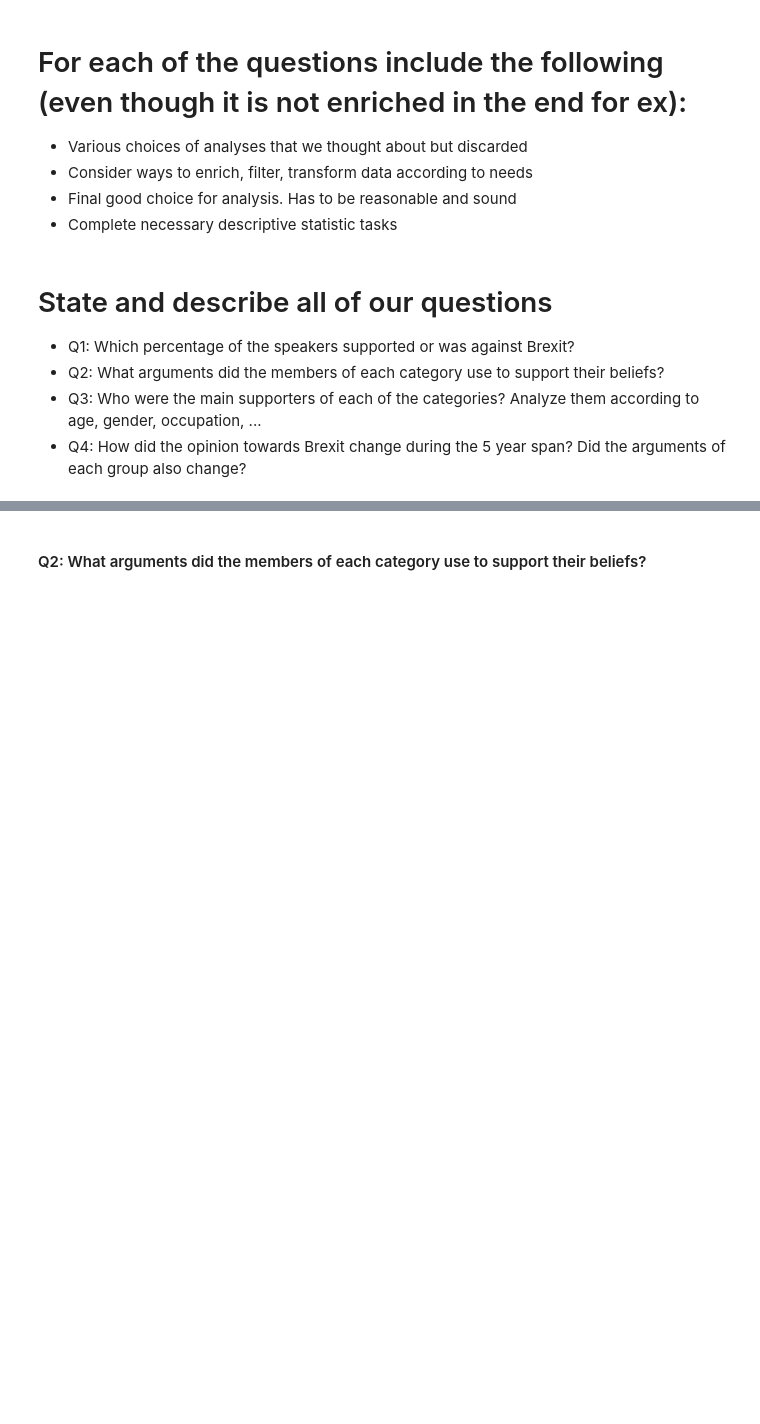
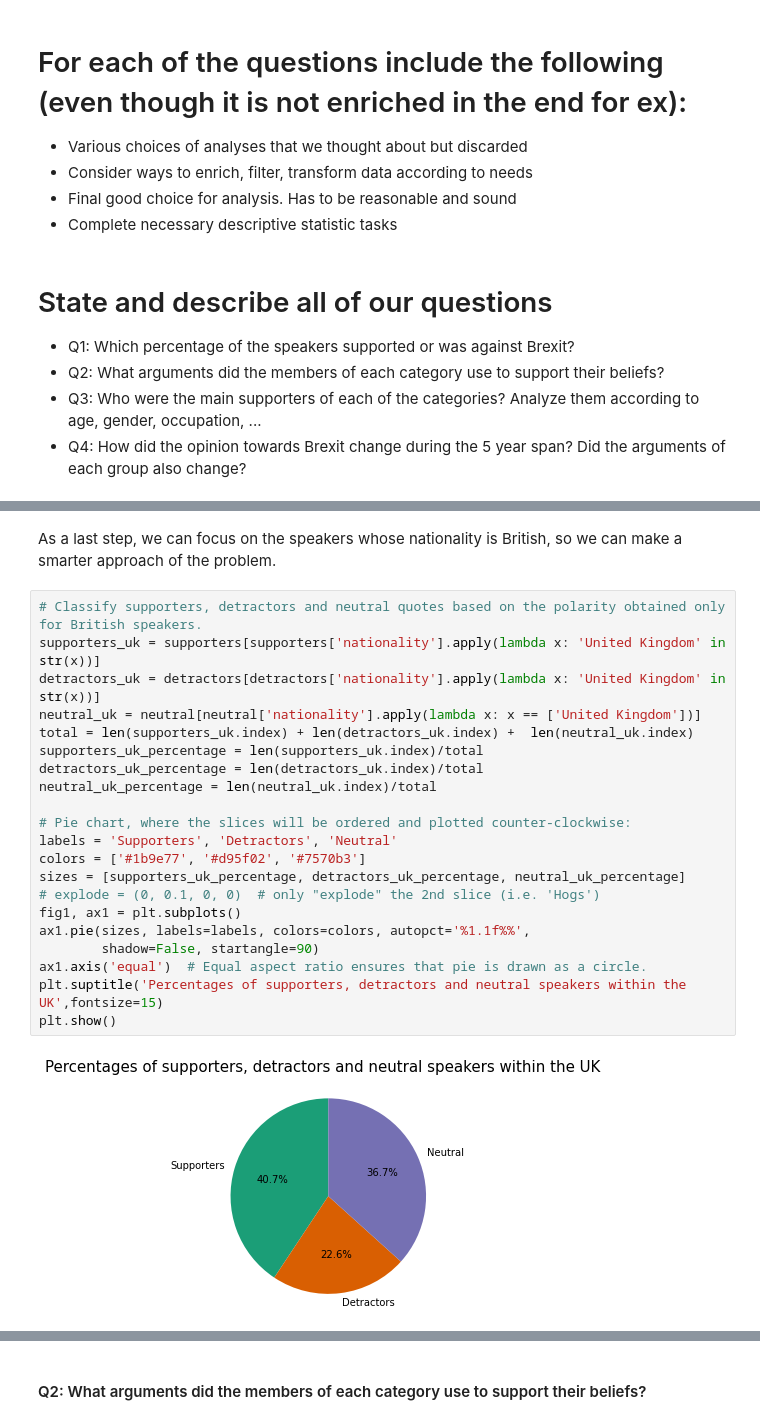
Before and after one commit to epfl-ada/ada-2021-project-kava, a Jupyter notebook: milestone2_template.ipynb, the cells around one changed output, grey strips where cells are left out. Drawn from its saved outputs; the diff is of its cells as text; blank space fills up the shorter version.

```diff
--- a/milestone2_template.ipynb
+++ b/milestone2_template.ipynb
@@ -983,0 +943,25 @@ plt.show()
+# %% [markdown]
+As a last step, we can focus on the speakers whose nationality is British, so we can make a smarter approach of the problem.
+# %%
+# Classify supporters, detractors and neutral quotes based on the polarity obtained only for British speakers.
+supporters_uk = supporters[supporters['nationality'].apply(lambda x: 'United Kingdom' in str(x))]
+detractors_uk = detractors[detractors['nationality'].apply(lambda x: 'United Kingdom' in str(x))]
+neutral_uk = neutral[neutral['nationality'].apply(lambda x: x == ['United Kingdom'])]
+total = len(supporters_uk.index) + len(detractors_uk.index) +  len(neutral_uk.index)
+supporters_uk_percentage = len(supporters_uk.index)/total
+detractors_uk_percentage = len(detractors_uk.index)/total
+neutral_uk_percentage = len(neutral_uk.index)/total
+
+# Pie chart, where the slices will be ordered and plotted counter-clockwise:
+labels = 'Supporters', 'Detractors', 'Neutral'
+colors = ['#1b9e77', '#d95f02', '#7570b3']
+sizes = [supporters_uk_percentage, detractors_uk_percentage, neutral_uk_percentage]
+# explode = (0, 0.1, 0, 0)  # only "explode" the 2nd slice (i.e. 'Hogs')
+fig1, ax1 = plt.subplots()
+ax1.pie(sizes, labels=labels, colors=colors, autopct='%1.1f%%',
+        shadow=False, startangle=90)
+ax1.axis('equal')  # Equal aspect ratio ensures that pie is drawn as a circle.
+plt.suptitle('Percentages of supporters, detractors and neutral speakers within the UK',fontsize=15)
+plt.show()
+# %% [output]
+[figure, added]
```
Also changed, not shown: parts of 40 cells of this notebook, 1 other file.
